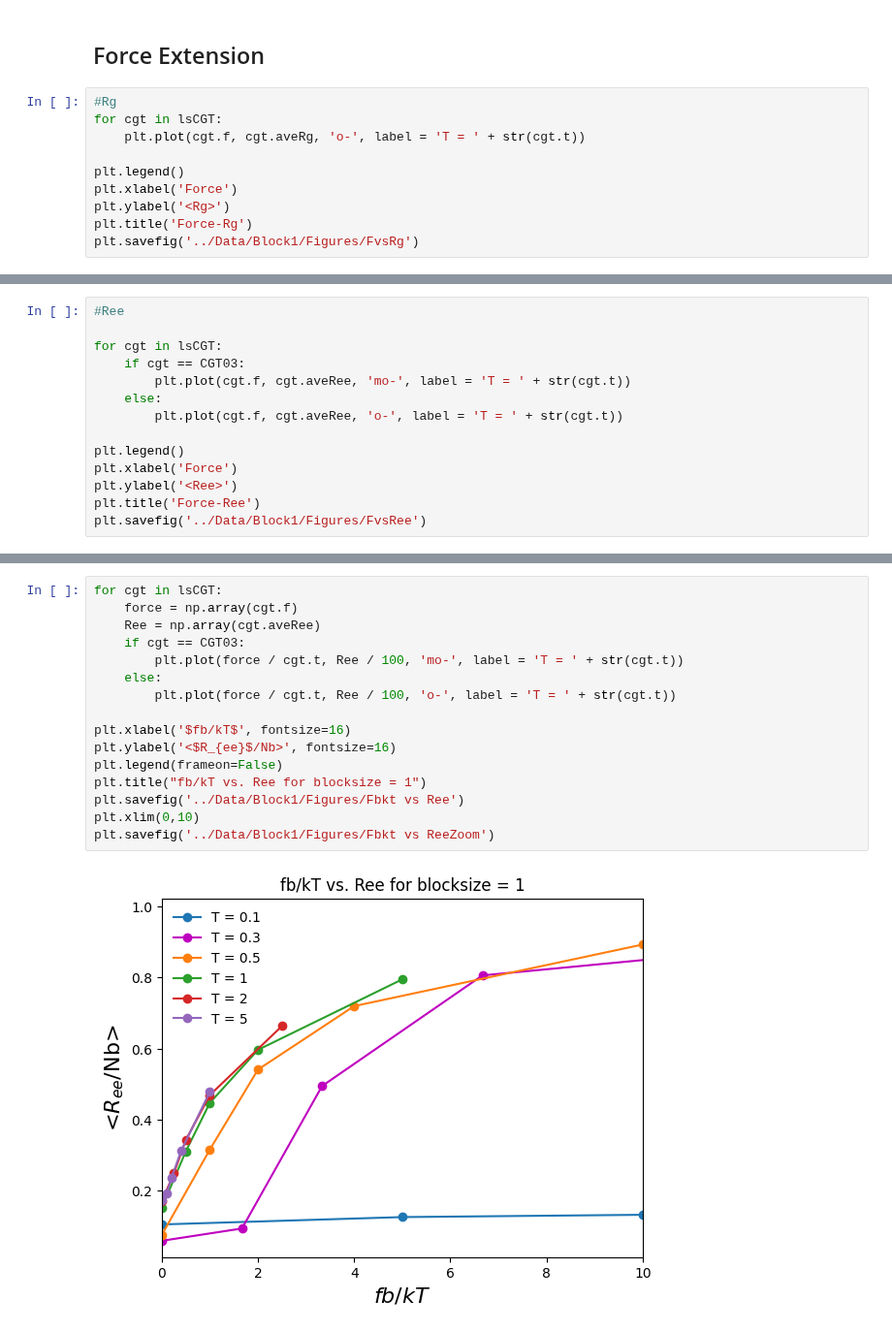
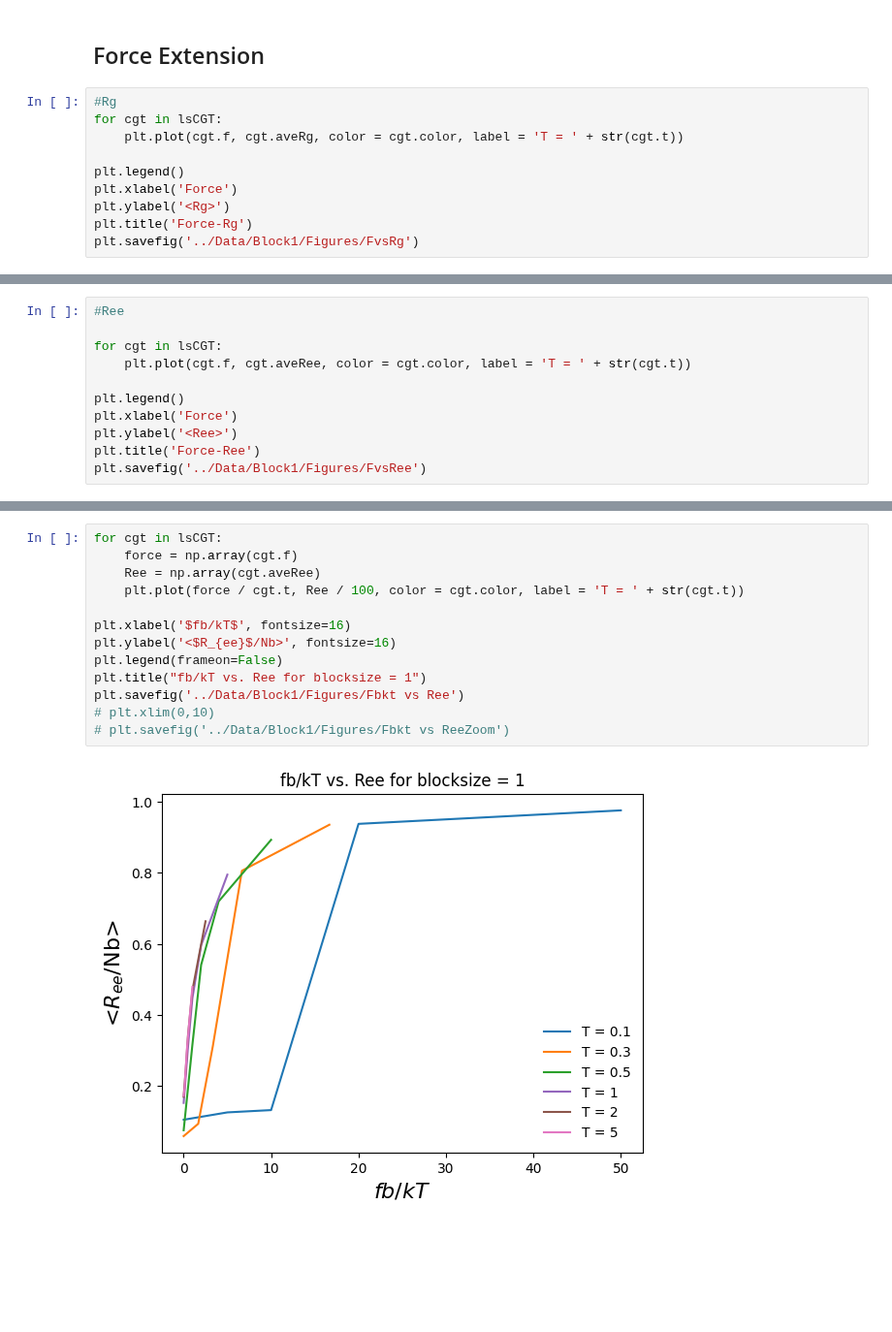
Before and after one commit to VagrantHyp/Code, a Jupyter notebook: Block1.ipynb, the cells around one changed output, grey strips where cells are left out. Shown at 97% size. Cells and saved outputs as stored; diff of their text form; blank space fills up the shorter version.

```diff
--- a/Block1.ipynb
+++ b/Block1.ipynb
@@ -219,7 +219,7 @@ plt.savefig('../Data/Block1/Figures/TvsRee')
 # %%
 #Rg
 for cgt in lsCGT:
-    plt.plot(cgt.f, cgt.aveRg, 'o-', label = 'T = ' + str(cgt.t))
+    plt.plot(cgt.f, cgt.aveRg, color = cgt.color, label = 'T = ' + str(cgt.t))
 
 plt.legend()
 plt.xlabel('Force')
@@ -232,10 +232,7 @@ plt.savefig('../Data/Block1/Figures/FvsRg')
 #Ree
 
 for cgt in lsCGT:
-    if cgt == CGT03:
-        plt.plot(cgt.f, cgt.aveRee, 'mo-', label = 'T = ' + str(cgt.t))
-    else:
-        plt.plot(cgt.f, cgt.aveRee, 'o-', label = 'T = ' + str(cgt.t))
+    plt.plot(cgt.f, cgt.aveRee, color = cgt.color, label = 'T = ' + str(cgt.t))
 
 plt.legend()
 plt.xlabel('Force')
@@ -247,18 +244,15 @@ plt.savefig('../Data/Block1/Figures/FvsRee')
 # %%
 for cgt in lsCGT:
     force = np.array(cgt.f)
     Ree = np.array(cgt.aveRee)
-    if cgt == CGT03:
-        plt.plot(force / cgt.t, Ree / 100, 'mo-', label = 'T = ' + str(cgt.t))
-    else:
-        plt.plot(force / cgt.t, Ree / 100, 'o-', label = 'T = ' + str(cgt.t))
+    plt.plot(force / cgt.t, Ree / 100, color = cgt.color, label = 'T = ' + str(cgt.t))
 
 plt.xlabel('$fb/kT$', fontsize=16)
 plt.ylabel('<$R_{ee}$/Nb>', fontsize=16)
 plt.legend(frameon=False)
 plt.title("fb/kT vs. Ree for blocksize = 1")
 plt.savefig('../Data/Block1/Figures/Fbkt vs Ree')
-plt.xlim(0,10)
-plt.savefig('../Data/Block1/Figures/Fbkt vs ReeZoom')
+# plt.xlim(0,10)
+# plt.savefig('../Data/Block1/Figures/Fbkt vs ReeZoom')
 # %% [output]
-[figure, old version]
+[figure, new version]
```
Also changed, not shown: parts of 6 cells of this notebook, 3 other files.
